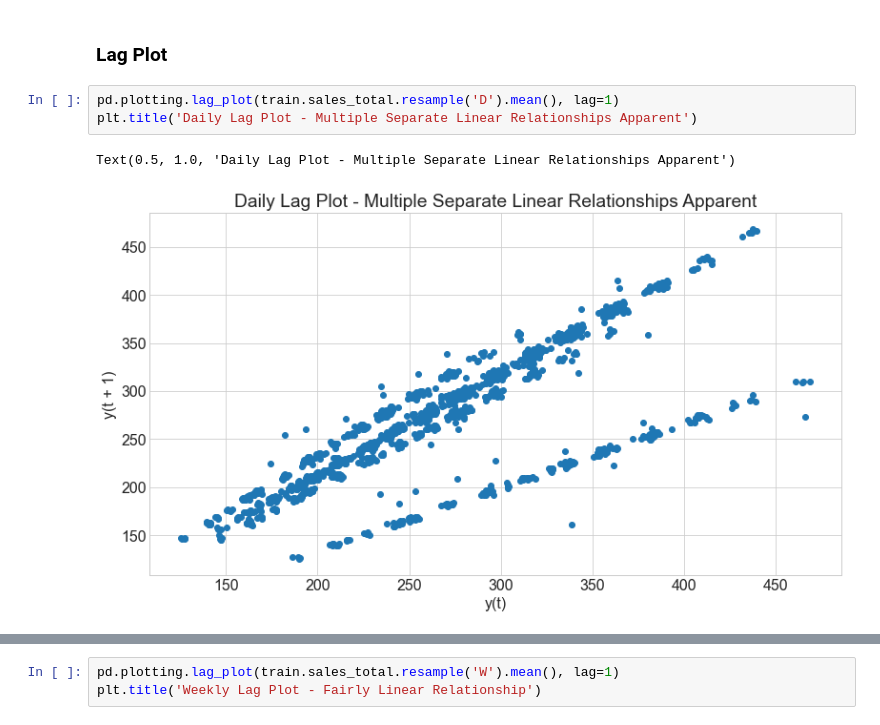
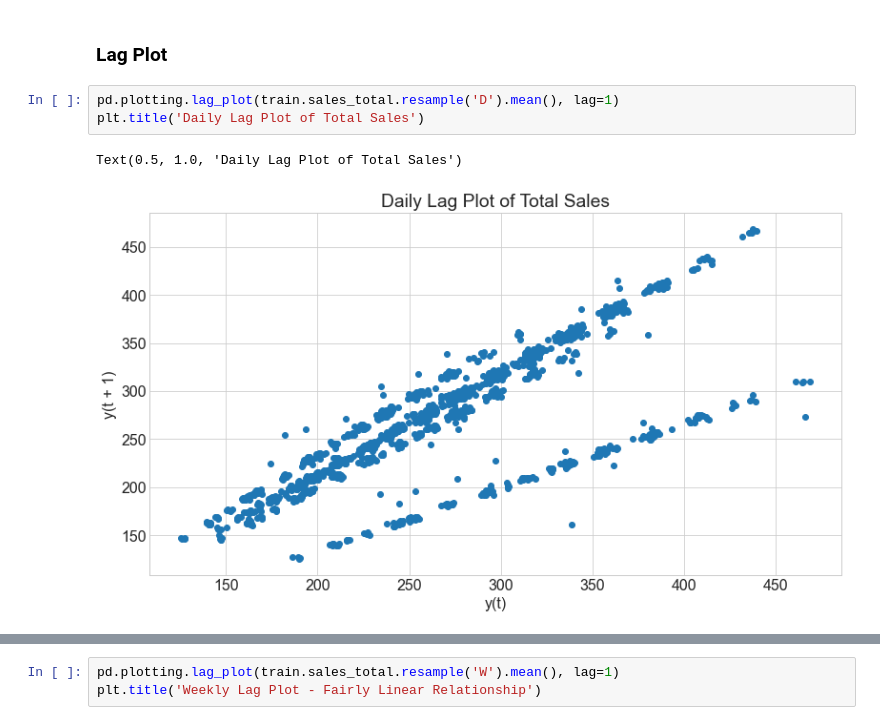
Before and after one commit to jesse-d-marder/time-series-exercises, a Jupyter notebook: explore.ipynb, the cells around one changed output, grey strips where cells are left out. Saved outputs shown, nothing was run; the diff lists cells and outputs as text.

```diff
--- a/explore.ipynb
+++ b/explore.ipynb
@@ -159,7 +159,7 @@ fig.tight_layout()
 ### Lag Plot
 # %%
 pd.plotting.lag_plot(train.sales_total.resample('D').mean(), lag=1)
-plt.title('Daily Lag Plot - Multiple Separate Linear Relationships Apparent')
+plt.title('Daily Lag Plot of Total Sales')
 # %% [output]
-Text(0.5, 1.0, 'Daily Lag Plot - Multiple Separate Linear Relationships Apparent')
+Text(0.5, 1.0, 'Daily Lag Plot of Total Sales')
-[figure, old version]
+[figure, new version]
```
Also changed, not shown: parts of 6 cells of this notebook, 1 other file.
